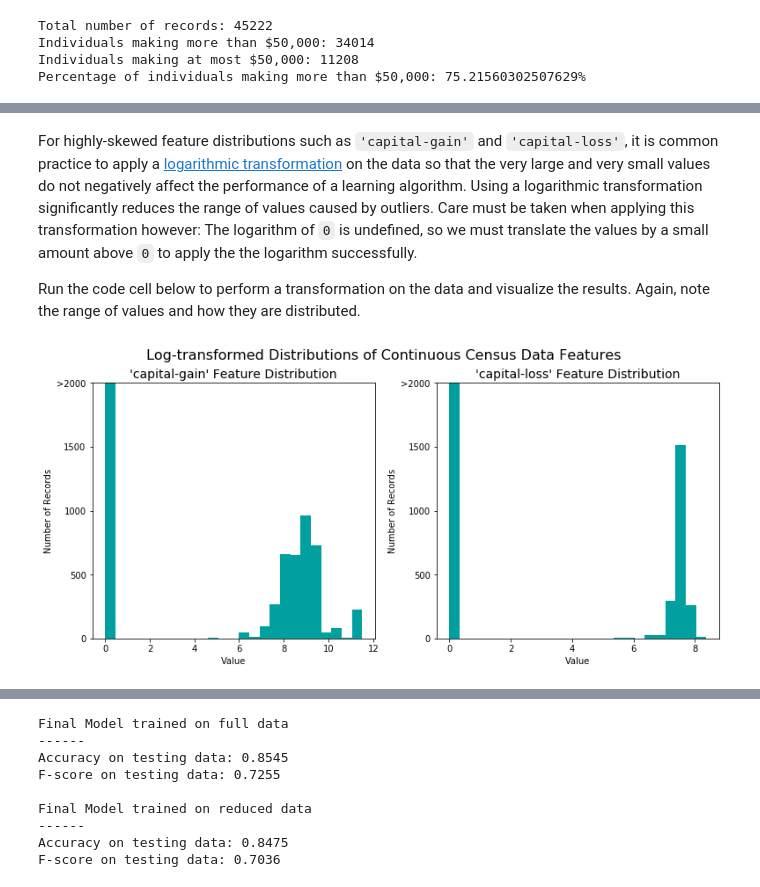
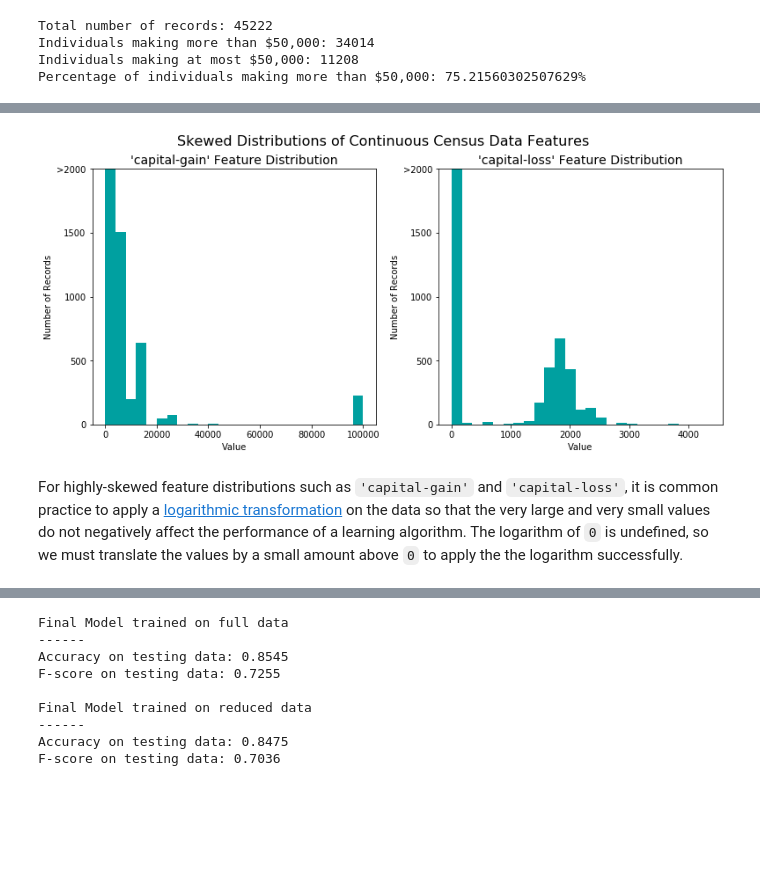
Before and after one commit to prakul-asthana/Finding-Donors-for-Charity, a Jupyter notebook: finding_donors.ipynb, the cells around one changed output, grey strips where cells are left out. Cells and saved outputs as stored; diff of their text form; code cells hidden in the pictures; blank space fills up the shorter version.

```diff
--- a/finding_donors.ipynb
+++ b/finding_donors.ipynb
@@ -112,14 +101,27 @@ vs.distribution(data)
+# %%
+# Split the data into features and target label
+income_raw = data['income']
+features_raw = data.drop('income', axis = 1)
+
+# Visualize skewed continuous features of original data
+fig = pl.figure(figsize = (11,5));
+
+# Skewed feature plotting
+for i, feature in enumerate(['capital-gain','capital-loss']):
+    ax = fig.add_subplot(1, 2, i+1)
+    ax.hist(data[feature], bins = 25, color = '#00A0A0')
+    ax.set_title("'%s' Feature Distribution"%(feature), fontsize = 14)
+    ax.set_xlabel("Value")
+    ax.set_ylabel("Number of Records")
+    ax.set_ylim((0, 2000))
+    ax.set_yticks([0, 500, 1000, 1500, 2000])
+    ax.set_yticklabels([0, 500, 1000, 1500, ">2000"])
+
+fig.suptitle("Skewed Distributions of Continuous Census Data Features", \
+            fontsize = 16, y = 1.03)
+fig.tight_layout()
+fig.show()
+# %% [output]
+[figure, added]
 # %% [markdown]
-For highly-skewed feature distributions such as `'capital-gain'` and `'capital-loss'`, it is common practice to apply a <a href="https://en.wikipedia.org/wiki/Data_transformation_(statistics)">logarithmic transformation</a> on the data so that the very large and very small values do not negatively affect the performance of a learning algorithm. Using a logarithmic transformation significantly reduces the range of values caused by outliers. Care must be taken when applying this transformation however: The logarithm of `0` is undefined, so we must translate the values by a small amount above `0` to apply the the logarithm successfully.
-
-Run the code cell below to perform a transformation on the data and visualize the results. Again, note the range of values and how they are distributed.
+For highly-skewed feature distributions such as `'capital-gain'` and `'capital-loss'`, it is common practice to apply a <a href="https://en.wikipedia.org/wiki/Data_transformation_(statistics)">logarithmic transformation</a> on the data so that the very large and very small values do not negatively affect the performance of a learning algorithm. The logarithm of `0` is undefined, so we must translate the values by a small amount above `0` to apply the the logarithm successfully.
-# %%
-# Log-transform the skewed features
-skewed = ['capital-gain', 'capital-loss']
-features_log_transformed = pd.DataFrame(data = features_raw)
-features_log_transformed[skewed] = features_raw[skewed].apply(lambda x: np.log(x + 1))
-
-# Visualize the new log distributions
-vs.distribution(features_log_transformed, transformed = True)
-# %% [output]
-[figure, removed]
```
Also changed, not shown: parts of 75 cells of this notebook, 2 other files.
